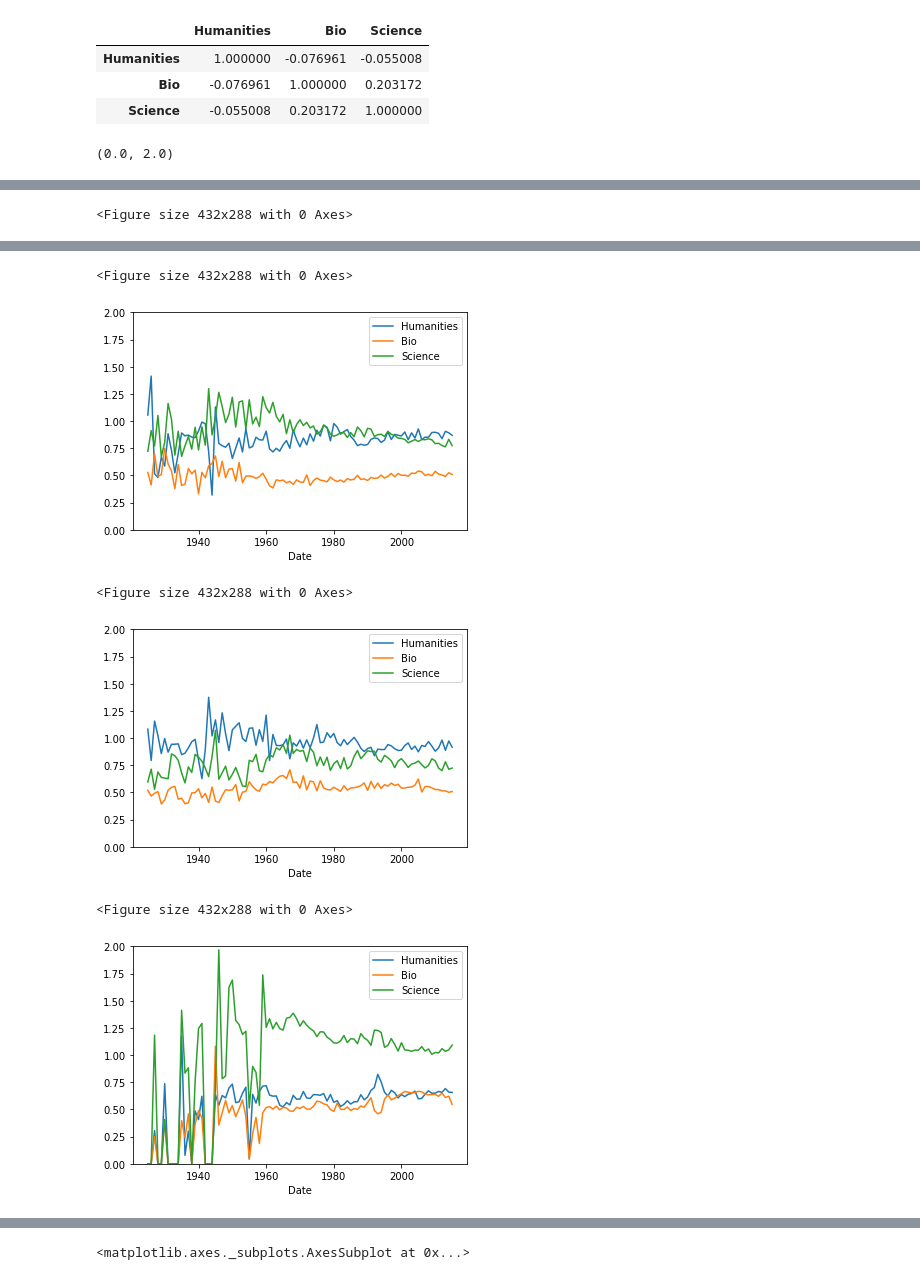
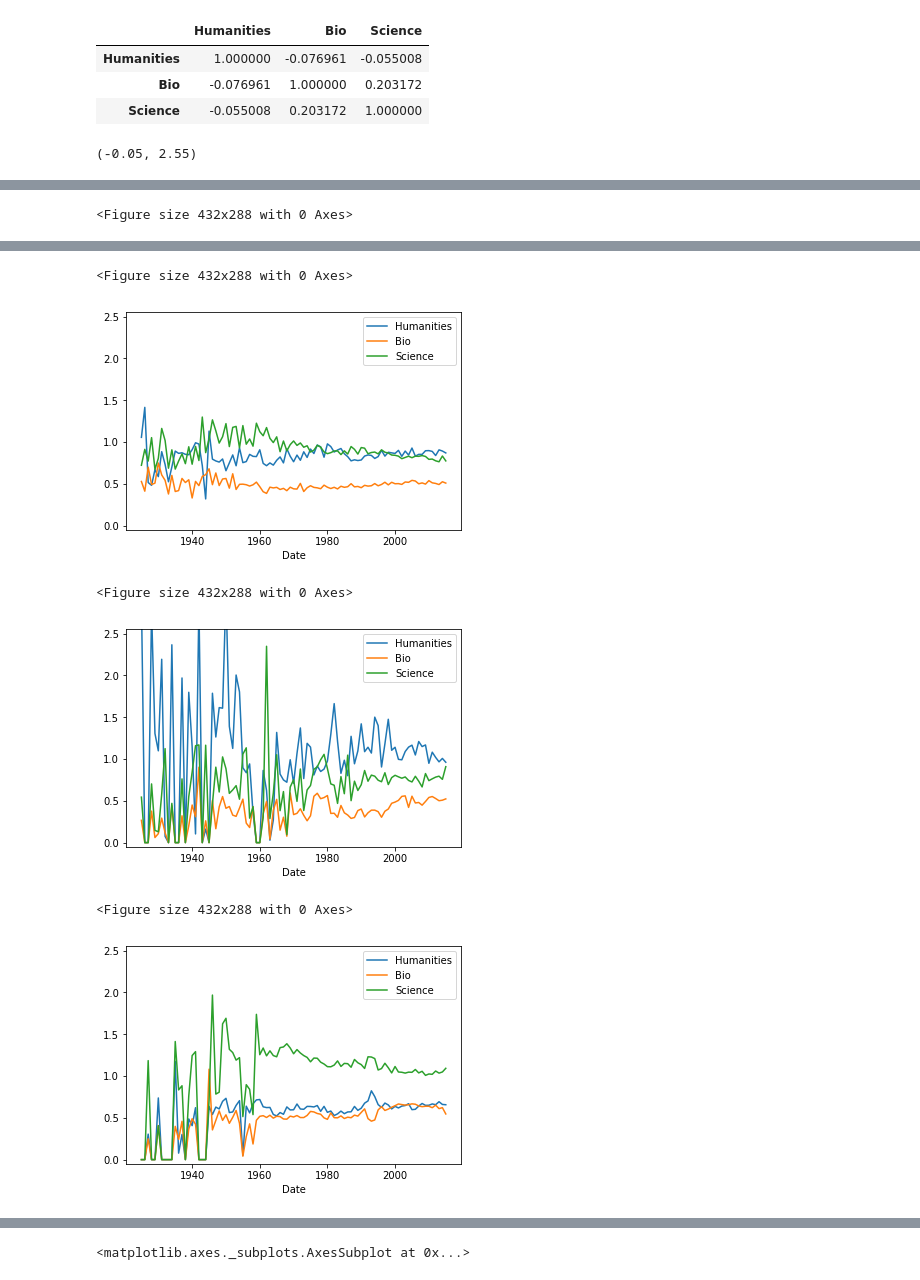
Before and after one commit to mhauru/EThOS-analysis, a Jupyter notebook: analysis.ipynb, the cells around one changed output, grey strips where cells are left out. Saved outputs shown, nothing was run; the diff lists cells and outputs as text; code cells hidden in the pictures.

Commit message:
Improving individual word analysis.

```diff
--- a/analysis.ipynb
+++ b/analysis.ipynb
@@ -112,7 +113,7 @@ M = wordcounts_by_year[total_wordcounts > 100].T
 stds = (M.std()/M.mean()).sort_values(ascending=False)
 topwords = stds.index[:10]
 for w in topwords:
-    print(w)
     fig = plt.figure()
     M[w].plot()
+    plt.title(w)
 # %% [output]
@@ -138,0 +130,9 @@ mitigation
+# %%
+# TODO For each of the top words, get related words that it appears with, and example titles from the top years.
+M = wordcounts_by_year[(total_wordcounts > 100) & (wordcounts_by_year.T.median() > -1) & (total_wordcounts > 3.0*wordcounts_by_year.T.loc[2000:late_cutoff, :].sum())].T
+stds = (M.std()/M.mean()).sort_values(ascending=False)
+topwords = stds.index[:10]
+for w in topwords:
+    fig = plt.figure()
+    M[w].plot()
+    plt.title(w)
@@ -296,21 +368,24 @@ dfphd[wordscores.columns].corr()
 | Humanities | 1.000000 | -0.076961 | -0.055008 |
 | Bio | -0.076961 | 1.000000 | 0.203172 |
 | Science | -0.055008 | 0.203172 | 1.000000 |
+# %%
+dfphd["Main field"] = dfphd[wordscores.columns].idxmax(axis=1)
 # %%
 meanscores_by_yearandinst = dfphd.groupby(["Institution", "Date"]).mean().unstack("Institution").fillna(0.0).reorder_levels([1, 0], axis=1)
+ylims = (-0.05, 2.55)
 meanscores_by_yearandinst["Glasgow School of Art"].plot()
-plt.ylim(0.0, 2.0)
+plt.ylim(*ylims)
 plt.figure()
 meanscores_by_yearandinst["University of Oxford"].plot()
-plt.ylim(0.0, 2.0)
+plt.ylim(*ylims)
 plt.figure()
 meanscores_by_yearandinst["University of Cambridge"].plot()
-plt.ylim(0.0, 2.0)
+plt.ylim(*ylims)
 plt.figure()
-meanscores_by_yearandinst["University of Edinburgh"].plot()
-plt.ylim(0.0, 2.0)
+meanscores_by_yearandinst["University of Birmingham"].plot()
+plt.ylim(*ylims)
 plt.figure()
 meanscores_by_yearandinst["Imperial College London"].plot()
-plt.ylim(0.0, 2.0)
+plt.ylim(*ylims)
 # %% [output]
-(0.0, 2.0)
+(-0.05, 2.55)
@@ -320,6 +395,6 @@ plt.ylim(0.0, 2.0)
 <Figure size 432x288 with 0 Axes>
-[figure, old version]
+[figure, new version]
 <Figure size 432x288 with 0 Axes>
-[figure, old version]
+[figure, new version]
 <Figure size 432x288 with 0 Axes>
-[figure, old version]
+[figure, new version]
```
Also changed, not shown: parts of 8 cells of this notebook.
